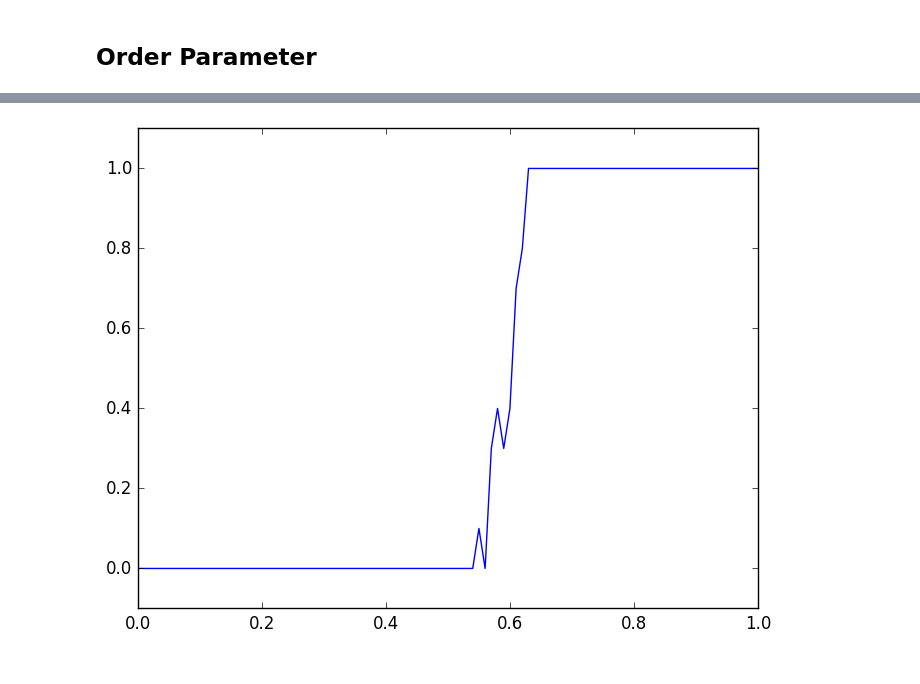
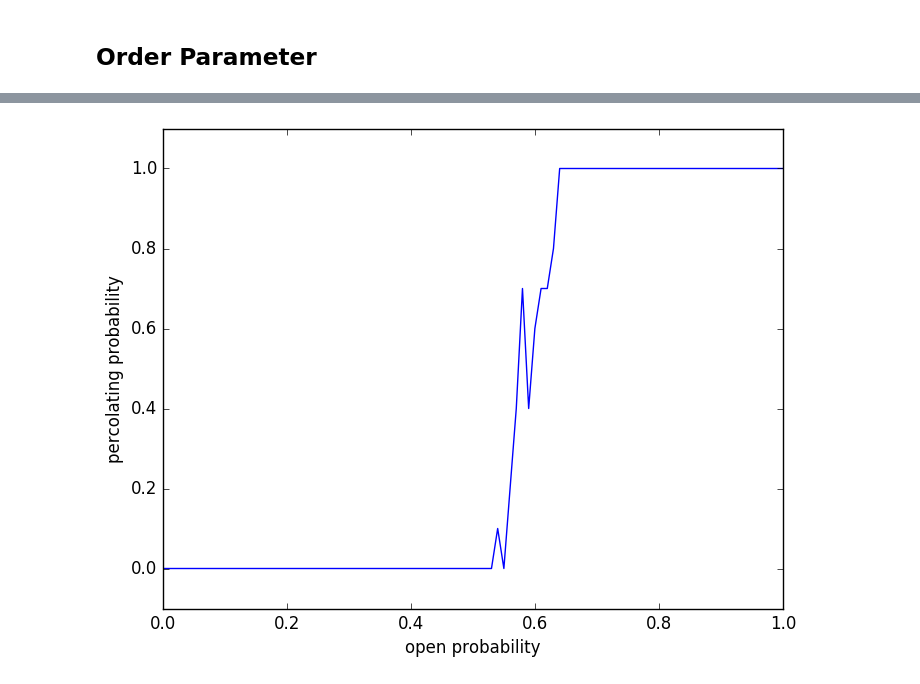
Before and after one commit to goropikari/Percolation.jl, a Jupyter notebook: example/percolation.ipynb, the cells around one changed output, grey strips where cells are left out. Cells and saved outputs as stored; diff of their text form; code cells hidden in the pictures.

```diff
--- a/example/percolation.ipynb
+++ b/example/percolation.ipynb
@@ -38,15 +60,17 @@ using PyPlot
 # %%
 plist = collect(0:0.01:1)
 hit = zeros(Int64, length(plist))
 N = 50; trial = 10
 for i in 1:length(plist)
     for itr in 1:trial
-        simple = squarenn(N, N, plist[i])
+        simple = squarenn(N, plist[i])
         hit[i] += percolation(simple, fig=false, colorbar=false, water=false)[1];
     end
 end
 hit /= trial;
 plot(plist, hit);
+xlabel("open probability")
+ylabel("percolating probability")
 axis([0, 1, -0.1, 1.1]);
 # %% [output]
-[figure, old version]
+[figure, new version]
```
Also changed, not shown: parts of 15 cells of this notebook, 10 other files.
